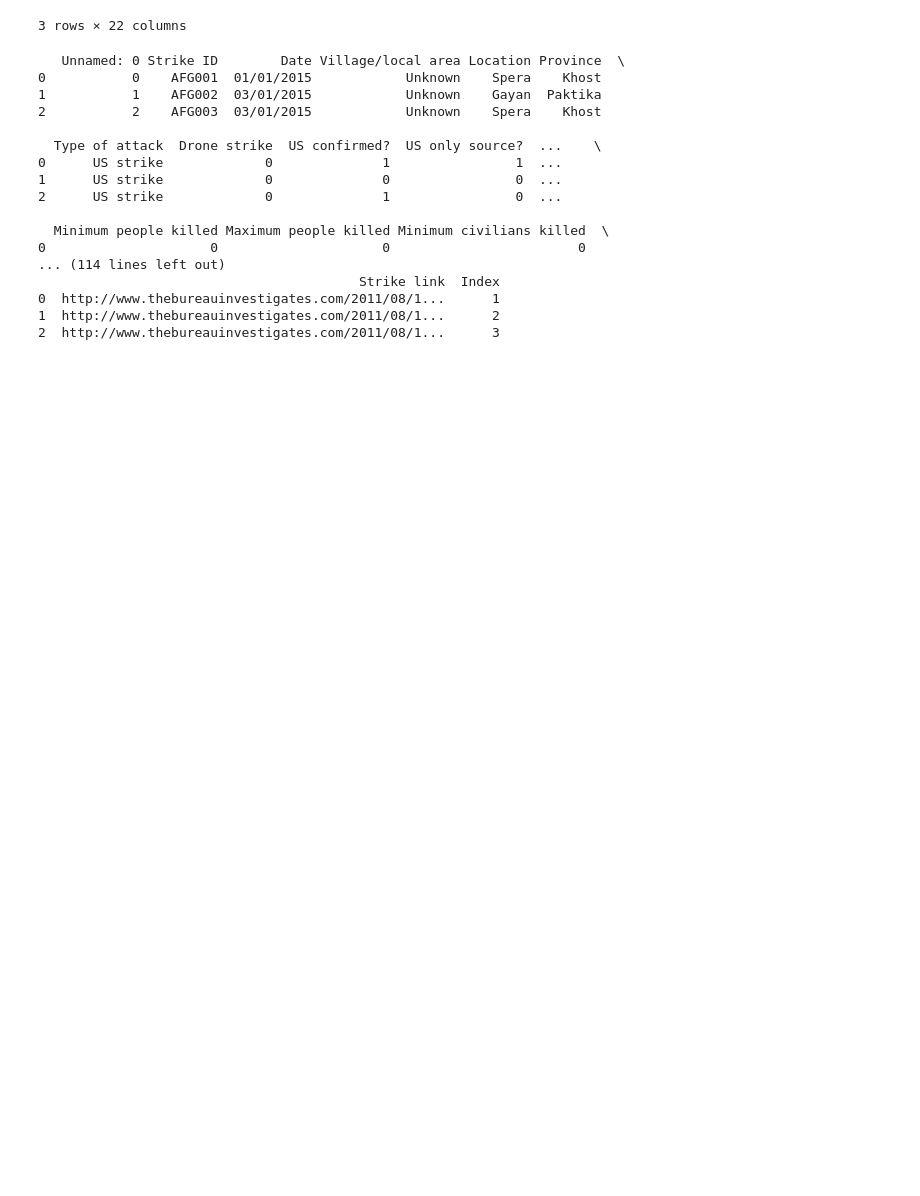
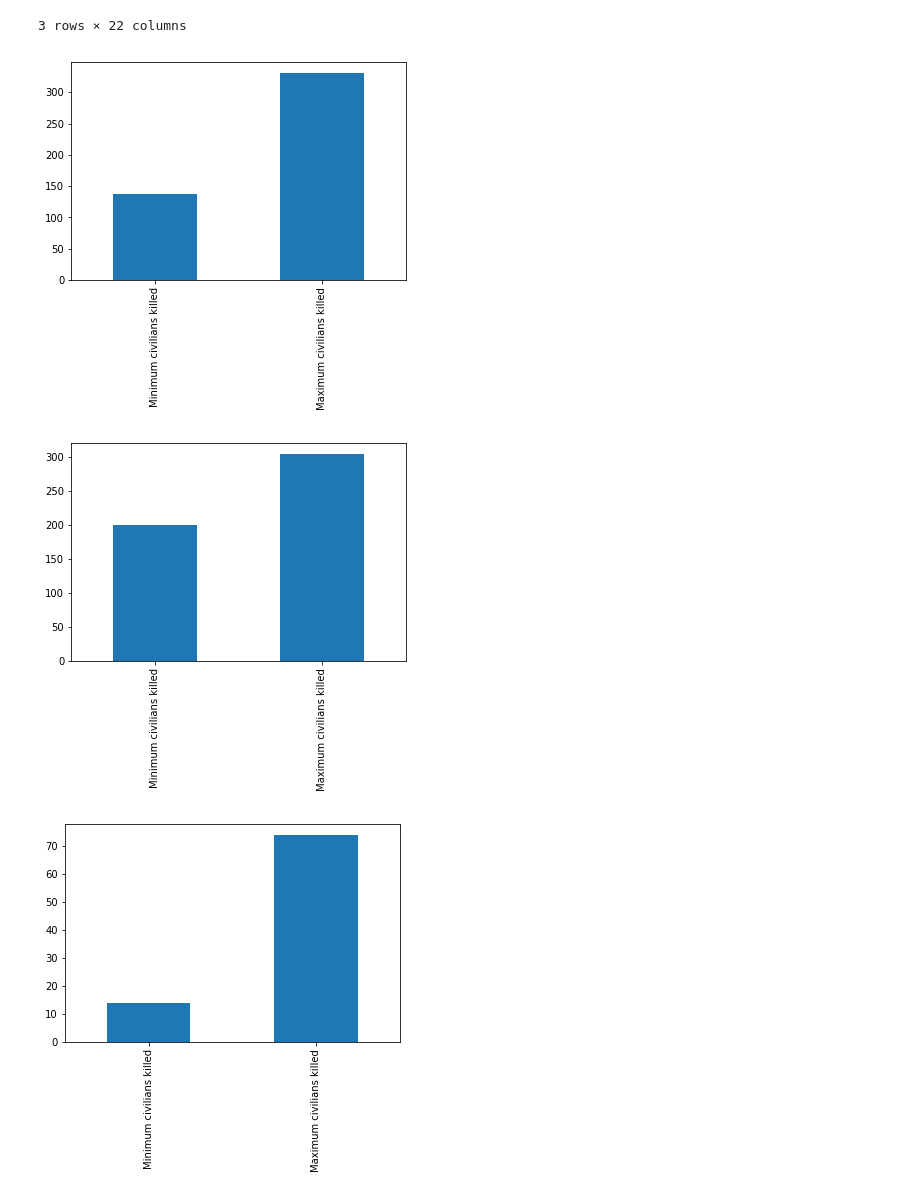
Before and after one commit to leenpaws/Capstone-1, a Jupyter notebook: Visualization/Drone_visualization.ipynb, the cells around one changed output. Cells and saved outputs as stored; diff of their text form; code cells hidden in the pictures; blank space fills up the shorter version.

```diff
--- a/Visualization/Drone_visualization.ipynb
+++ b/Visualization/Drone_visualization.ipynb
@@ -89,23 +89,11 @@ JSON_DF_stats.head(3)
 # %%
 #Count something interesting
 # of civilian deaths per AO
 for frame in frames:
-    print(frame.head(3))
+    cols = [('Minimum civilians killed'), ('Maximum civilians killed')]
+    frame[cols].sum().plot.bar()
+    plt.show()
 # %% [output]
-   Unnamed: 0 Strike ID        Date Village/local area Location Province  \
-0           0    AFG001  01/01/2015            Unknown    Spera    Khost
-1           1    AFG002  03/01/2015            Unknown    Gayan  Paktika
-2           2    AFG003  03/01/2015            Unknown    Spera    Khost
-
-  Type of attack  Drone strike  US confirmed?  US only source?  ...    \
-0      US strike             0              1                1  ...
-1      US strike             0              0                0  ...
-2      US strike             0              1                0  ...
-
-  Minimum people killed Maximum people killed Minimum civilians killed  \
-0                     0                     0                        0
-... (114 lines left out)
-                                         Strike link  Index
-0  http://www.thebureauinvestigates.com/2011/08/1...      1
-1  http://www.thebureauinvestigates.com/2011/08/1...      2
-2  http://www.thebureauinvestigates.com/2011/08/1...      3
+[figure, added]
+[figure, added]
+[figure, added]
```
Also changed, not shown: parts of 2 cells of this notebook.
